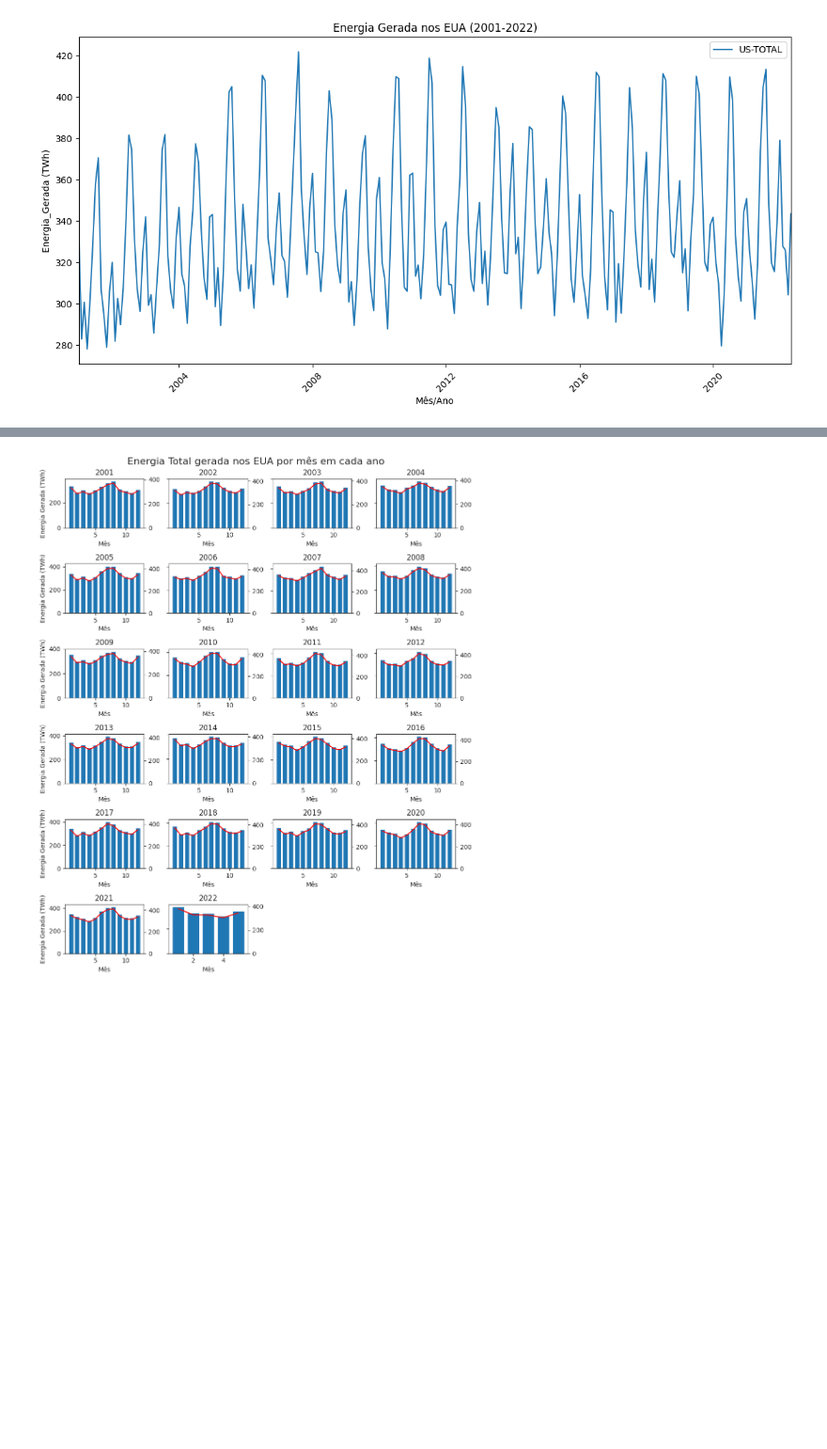
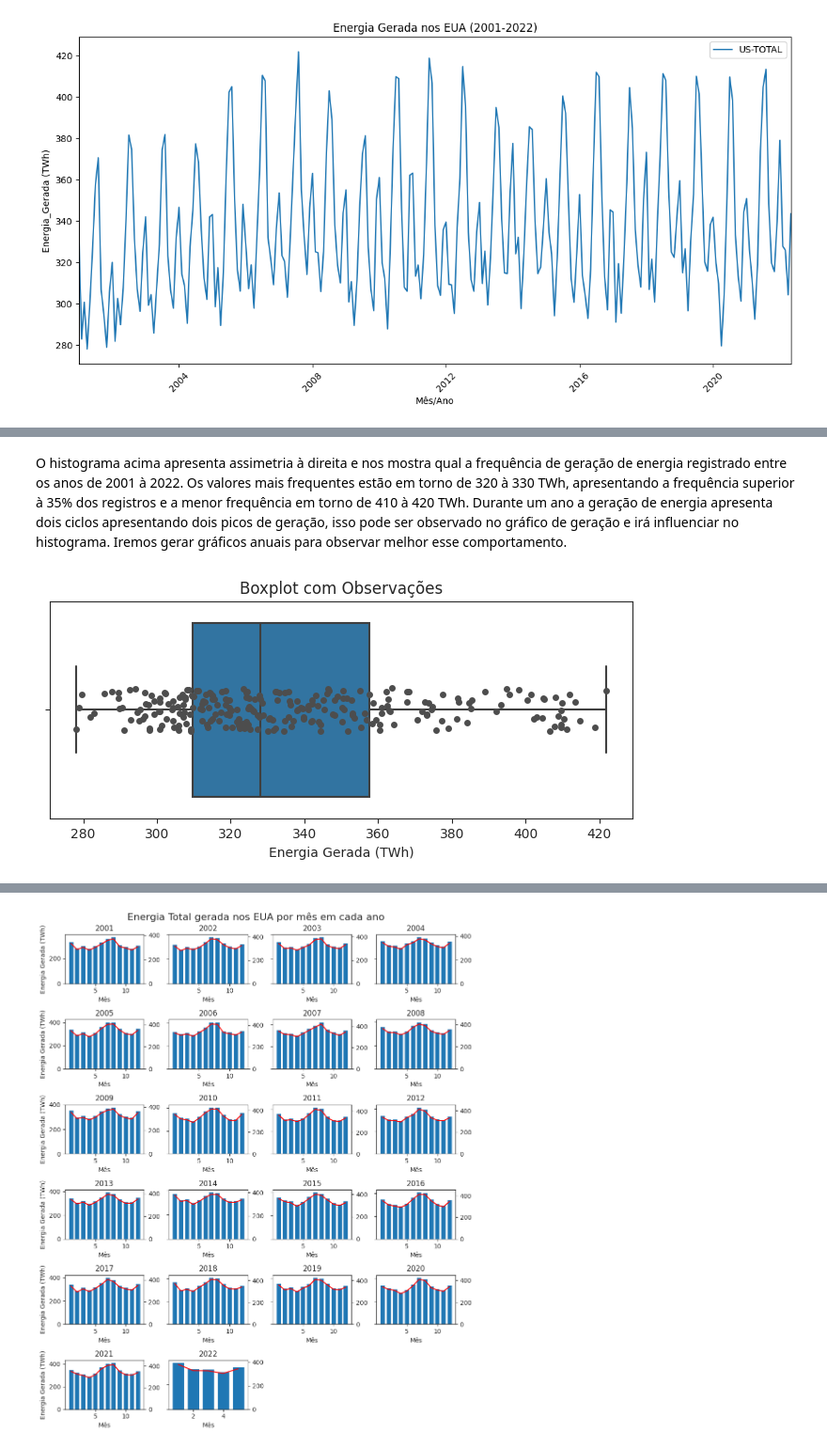
Before and after one commit to Higordevellard/MVP_01, a Jupyter notebook: mvp_sprint_1.ipynb, the cells around one changed output, grey strips where cells are left out. Shown at 94% size. Cells and saved outputs as stored; diff of their text form; code cells hidden in the pictures; blank space fills up the shorter version.

```diff
--- a/mvp_sprint_1.ipynb
+++ b/mvp_sprint_1.ipynb
@@ -293,0 +290,15 @@ plt.show()
+# %% [markdown]
+O histograma acima apresenta assimetria à direita e nos mostra qual a frequência de geração de energia registrado entre os anos de 2001 à 2022. Os valores mais frequentes estão em torno de 320 à 330 TWh, apresentando a frequência superior à 35% dos registros e a menor frequência em torno de 410 à 420 TWh.
+Durante um ano a geração de energia apresenta dois ciclos apresentando dois picos de geração, isso pode ser observado no gráfico de geração e irá influenciar no histograma. Iremos gerar gráficos anuais para observar melhor esse comportamento.
+# %%
+plt.figure(figsize=(8,3)) # definindo a largura e altura do gráfico
+
+ax_box = sns.boxplot(x="Geração(TWh)", data=dataset_4, orient="h")
+ax_box = sns.stripplot(x="Geração(TWh)", data=dataset_4, color=".3", orient="h")
+
+ax_box.set_title("Boxplot com Observações")
+ax_box.set_xlabel("Energia Gerada (TWh)")
+
+plt.show()
+# %% [output]
+[figure, added]
```
Also changed, not shown: parts of 5 cells of this notebook.
